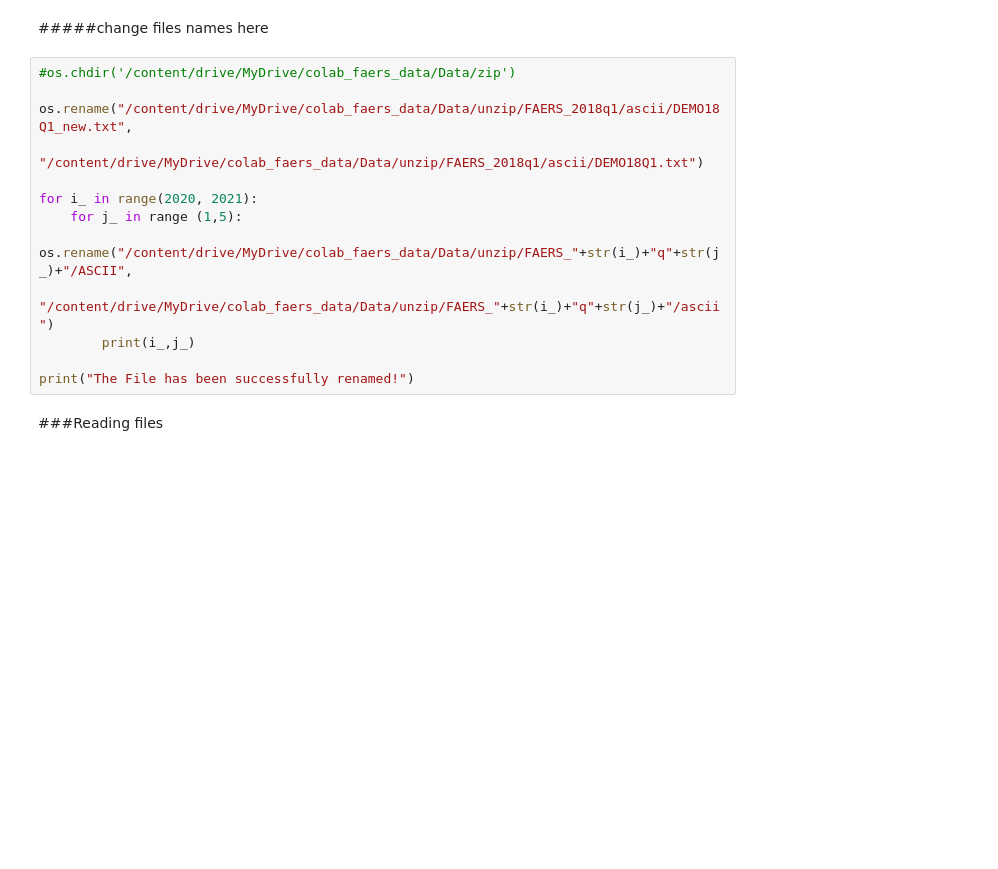
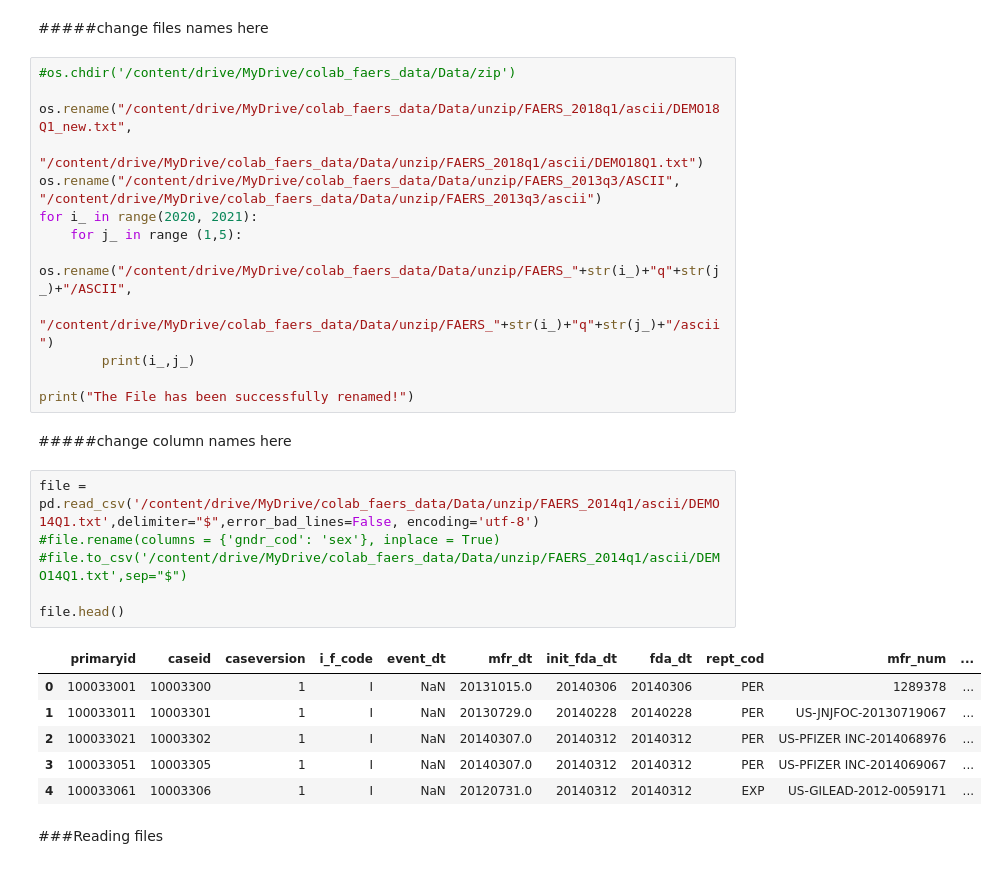
Before and after one commit to ahmedaskar64/Spatio-Temporal-AEs-Similarity, a Jupyter notebook: FAERS_download_datamanagement_part1.ipynb, the cells around one changed output. Saved outputs shown, nothing was run; the diff lists cells and outputs as text; blank space fills up the shorter version.

```diff
--- a/FAERS_download_datamanagement_part1.ipynb
+++ b/FAERS_download_datamanagement_part1.ipynb
@@ -177,7 +193,8 @@ KeyboardInterrupt: ignored
 
 os.rename("/content/drive/MyDrive/colab_faers_data/Data/unzip/FAERS_2018q1/ascii/DEMO18Q1_new.txt",
           "/content/drive/MyDrive/colab_faers_data/Data/unzip/FAERS_2018q1/ascii/DEMO18Q1.txt")
-
+os.rename("/content/drive/MyDrive/colab_faers_data/Data/unzip/FAERS_2013q3/ASCII",
+"/content/drive/MyDrive/colab_faers_data/Data/unzip/FAERS_2013q3/ascii")
 for i_ in range(2020, 2021):
     for j_ in range (1,5):
         os.rename("/content/drive/MyDrive/colab_faers_data/Data/unzip/FAERS_"+str(i_)+"q"+str(j_)+"/ASCII",
@@ -185,6 +202,21 @@ for i_ in range(2020, 2021):
         print(i_,j_)
 
 print("The File has been successfully renamed!")
+# %% [markdown]
+#####change column names here
+# %%
+file = pd.read_csv('/content/drive/MyDrive/colab_faers_data/Data/unzip/FAERS_2014q1/ascii/DEMO14Q1.txt',delimiter="$",error_bad_lines=False, encoding='utf-8')
+#file.rename(columns = {'gndr_cod': 'sex'}, inplace = True)
+#file.to_csv('/content/drive/MyDrive/colab_faers_data/Data/unzip/FAERS_2014q1/ascii/DEMO14Q1.txt',sep="$")
+
+file.head()
+# %% [output]
+|  | primaryid | caseid | caseversion | i_f_code | event_dt | mfr_dt | init_fda_dt | fda_dt | rept_cod | mfr_num | ... |
+| 0 | 100033001 | 10003300 | 1 | I | NaN | 20131015.0 | 20140306 | 20140306 | PER | 1289378 | ... |
+| 1 | 100033011 | 10003301 | 1 | I | NaN | 20130729.0 | 20140228 | 20140228 | PER | US-JNJFOC-20130719067 | ... |
+| 2 | 100033021 | 10003302 | 1 | I | NaN | 20140307.0 | 20140312 | 20140312 | PER | US-PFIZER INC-2014068976 | ... |
+| 3 | 100033051 | 10003305 | 1 | I | NaN | 20140307.0 | 20140312 | 20140312 | PER | US-PFIZER INC-2014069067 | ... |
+| 4 | 100033061 | 10003306 | 1 | I | NaN | 20120731.0 | 20140312 | 20140312 | EXP | US-GILEAD-2012-0059171 | ... |
 # %% [markdown]
 ###Reading files
 # %% [markdown]
```
Also changed, not shown: parts of 47 cells of this notebook.
